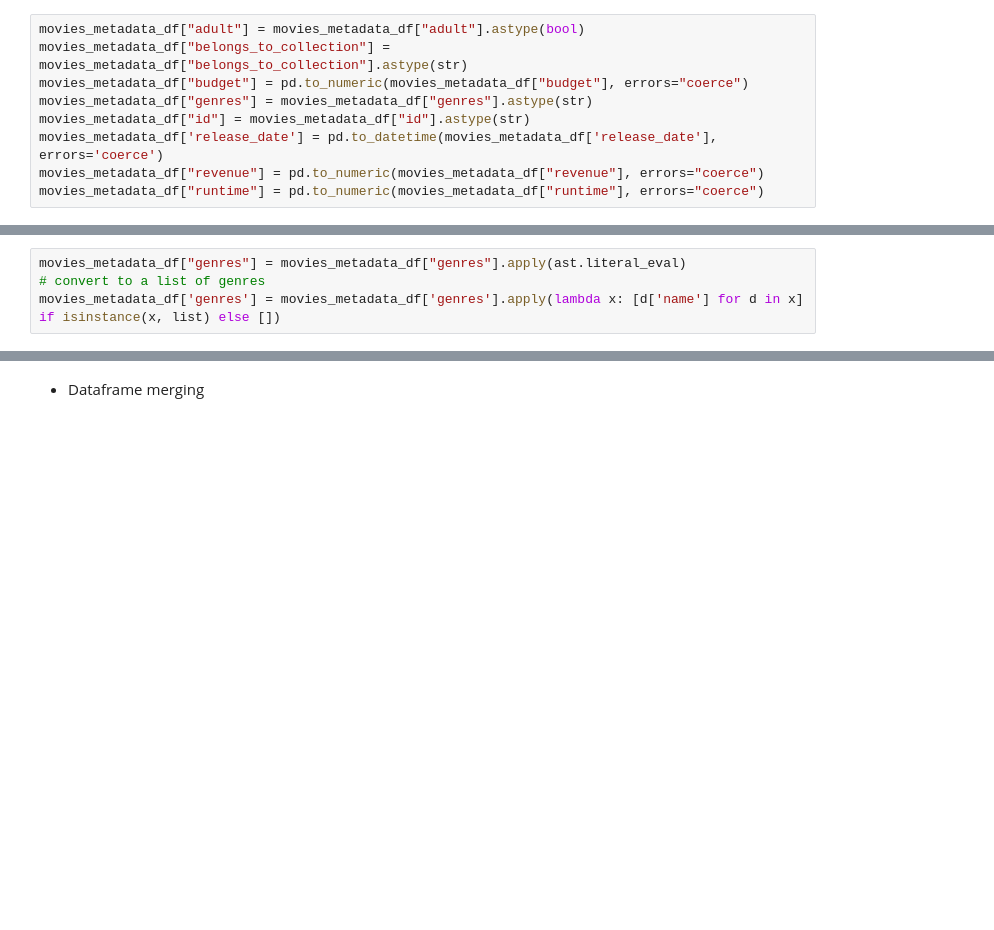
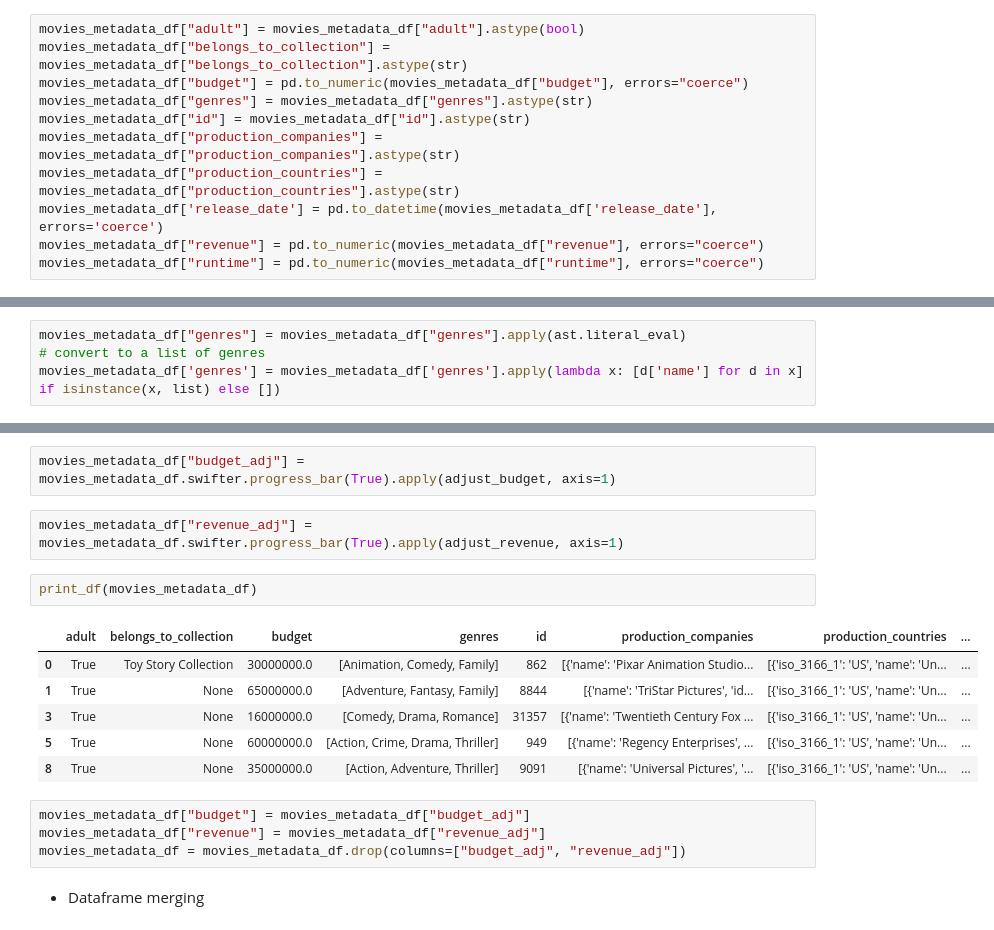
Before and after one commit to Duyduide/Movie-recommendation, a Jupyter notebook: notebooks/regression/model.ipynb, the cells around one changed output, grey strips where cells are left out. Saved outputs shown, nothing was run; the diff lists cells and outputs as text; blank space fills up the shorter version.

```diff
--- a/notebooks/regression/model.ipynb
+++ b/notebooks/regression/model.ipynb
@@ -107,6 +127,8 @@ movies_metadata_df["belongs_to_collection"] = movies_metadata_df["belongs_to_col
 movies_metadata_df["budget"] = pd.to_numeric(movies_metadata_df["budget"], errors="coerce")
 movies_metadata_df["genres"] = movies_metadata_df["genres"].astype(str)
 movies_metadata_df["id"] = movies_metadata_df["id"].astype(str)
+movies_metadata_df["production_companies"] = movies_metadata_df["production_companies"].astype(str)
+movies_metadata_df["production_countries"] = movies_metadata_df["production_countries"].astype(str)
 movies_metadata_df['release_date'] = pd.to_datetime(movies_metadata_df['release_date'], errors='coerce')
 movies_metadata_df["revenue"] = pd.to_numeric(movies_metadata_df["revenue"], errors="coerce")
 movies_metadata_df["runtime"] = pd.to_numeric(movies_metadata_df["runtime"], errors="coerce")
@@ -170,3 +248,20 @@ movies_metadata_df['genres'] = movies_metadata_df['genres'].apply(lambda x: [d['
+# %%
+movies_metadata_df["budget_adj"] = movies_metadata_df.swifter.progress_bar(True).apply(adjust_budget, axis=1)
+# %%
+movies_metadata_df["revenue_adj"] = movies_metadata_df.swifter.progress_bar(True).apply(adjust_revenue, axis=1)
+# %%
+print_df(movies_metadata_df)
+# %% [output]
+|  | adult | belongs_to_collection | budget | genres | id | production_companies | production_countries | ... |
+| 0 | True | Toy Story Collection | 30000000.0 | [Animation, Comedy, Family] | 862 | [{'name': 'Pixar Animation Studio... | [{'iso_3166_1': 'US', 'name': 'Un... | ... |
+| 1 | True | None | 65000000.0 | [Adventure, Fantasy, Family] | 8844 | [{'name': 'TriStar Pictures', 'id... | [{'iso_3166_1': 'US', 'name': 'Un... | ... |
+| 3 | True | None | 16000000.0 | [Comedy, Drama, Romance] | 31357 | [{'name': 'Twentieth Century Fox ... | [{'iso_3166_1': 'US', 'name': 'Un... | ... |
+| 5 | True | None | 60000000.0 | [Action, Crime, Drama, Thriller] | 949 | [{'name': 'Regency Enterprises', ... | [{'iso_3166_1': 'US', 'name': 'Un... | ... |
+| 8 | True | None | 35000000.0 | [Action, Adventure, Thriller] | 9091 | [{'name': 'Universal Pictures', '... | [{'iso_3166_1': 'US', 'name': 'Un... | ... |
+# %%
+movies_metadata_df["budget"] = movies_metadata_df["budget_adj"]
+movies_metadata_df["revenue"] = movies_metadata_df["revenue_adj"]
+movies_metadata_df = movies_metadata_df.drop(columns=["budget_adj", "revenue_adj"])
 # %% [markdown]
 - Dataframe merging
 # %%
```
Also changed, not shown: parts of 39 cells of this notebook.
